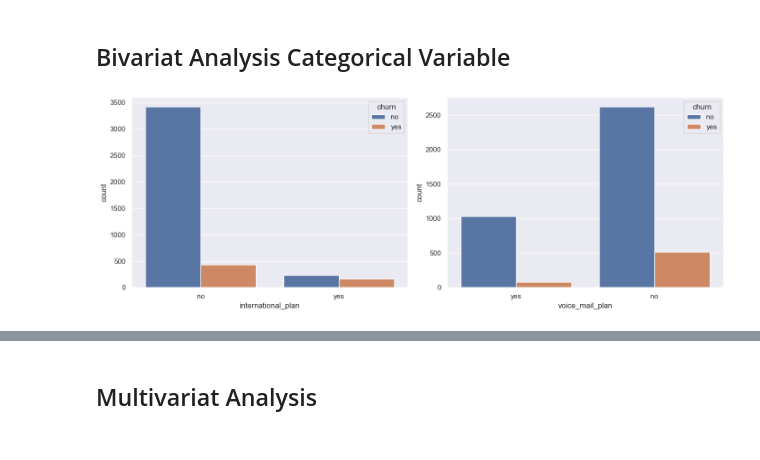
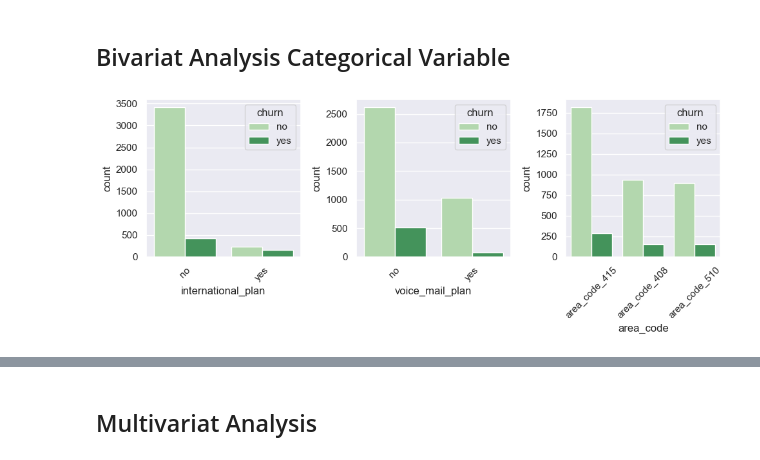
Before and after one commit to iwanlaudin0101/Customer-Churn-Prediction, a Jupyter notebook: Service Provider - Customer Churn Prediction.ipynb, the cells around one changed output, grey strips where cells are left out. Cells and saved outputs as stored; diff of their text form; code cells hidden in the pictures.

```diff
--- a/Service Provider - Customer Churn Prediction.ipynb
+++ b/Service Provider - Customer Churn Prediction.ipynb
@@ -187,11 +182,12 @@ plt.show()
 # %% [markdown]
 ## Bivariat Analysis Categorical Variable
-# %%
-sns.set(style='darkgrid')
-fig, ax = plt.subplots(1, 2, figsize=(14, 5))
-sns.countplot(data=df_train, x='international_plan', hue='churn', ax=ax[0])
-sns.countplot(data=df_train, x='voice_mail_plan', hue='churn', ax=ax[1])
-plt.tight_layout()
-plt.show()
-# %% [output]
-[figure, removed]
+# %%
+columns = ['international_plan','voice_mail_plan','area_code']
+fig, axis = plt.subplots(1,3, figsize=(10, 4))
+for col, ax in zip(columns, axis.flatten()):
+    sns.countplot(x=col, data=df_train, hue='churn', order=df_train[col].value_counts().index, color='g', palette='Greens', ax=ax)
+    ax.set_xticklabels(df_train[col].value_counts().index, rotation=45)
+plt.tight_layout()
+plt.show()
+# %% [output]
+[figure, added]
```
Also changed, not shown: parts of 54 cells of this notebook, 1 other file.
